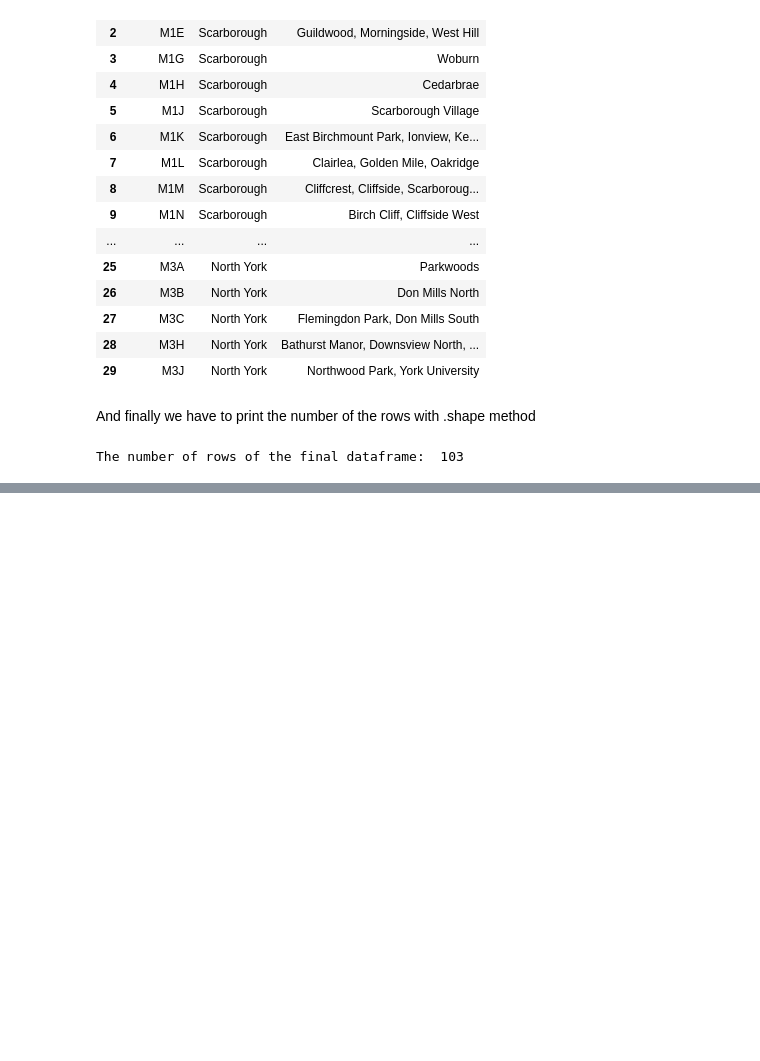
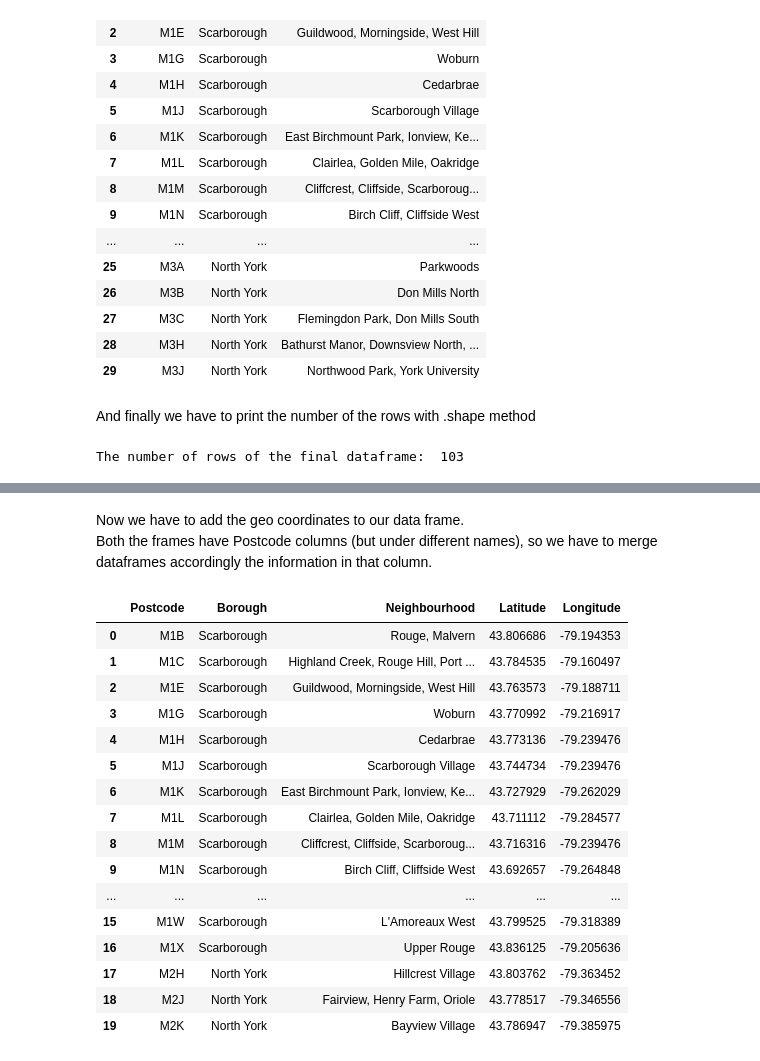
Before and after one commit to AndrAndreyev/Applied-Data-Science-Capstone, a Jupyter notebook: Segmenting and Clustering Neighborhoods.ipynb, the cells around one changed output, grey strips where cells are left out. Drawn from its saved outputs; the diff is of its cells as text; code cells hidden in the pictures; blank space fills up the shorter version.

```diff
--- a/Segmenting and Clustering Neighborhoods.ipynb
+++ b/Segmenting and Clustering Neighborhoods.ipynb
@@ -71,0 +77,4 @@ The number of rows of the final dataframe:  103
+# %%
+m = data1.shape[0]
+latitude = [0] * m
+longitude = [0] * m
@@ -71,0 +126,7 @@ The number of rows of the final dataframe:  103
+# %%
+#Let's see whether geocoder has changed the latitude for the last postcode. If not, we'll download the geo coordinates from the link provided
+if latitude[m-1] == 0:
+    print("Since geocoder failed, data will be loaded from the file")
+    !wget -q -O 'geo_coordinates.csv' https://cocl.us/Geospatial_data
+    print('Data downloaded!')
+    geo_coord = pd.read_csv('geo_coordinates.csv')
@@ -71,0 +145,29 @@ The number of rows of the final dataframe:  103
+# %% [markdown]
+Now we have to add the geo coordinates to our data frame.<br/>
+Both the frames have Postcode columns (but under different names), so we have to merge dataframes accordingly the information in that column.
+# %%
+# First let's correct the name of the column in geo_coord frame
+geo_coord.rename(columns={'Postal Code':'Postcode'}, inplace=True)
+
+# let's merge the frames by values in the Postcode column
+data2 = pd.merge(data1, geo_coord, on='Postcode')
+
+data2.head(20)
+# %% [output]
+|  | Postcode | Borough | Neighbourhood | Latitude | Longitude |
+| 0 | M1B | Scarborough | Rouge, Malvern | 43.806686 | -79.194353 |
+| 1 | M1C | Scarborough | Highland Creek, Rouge Hill, Port ... | 43.784535 | -79.160497 |
+| 2 | M1E | Scarborough | Guildwood, Morningside, West Hill | 43.763573 | -79.188711 |
+| 3 | M1G | Scarborough | Woburn | 43.770992 | -79.216917 |
+| 4 | M1H | Scarborough | Cedarbrae | 43.773136 | -79.239476 |
+| 5 | M1J | Scarborough | Scarborough Village | 43.744734 | -79.239476 |
+| 6 | M1K | Scarborough | East Birchmount Park, Ionview, Ke... | 43.727929 | -79.262029 |
+| 7 | M1L | Scarborough | Clairlea, Golden Mile, Oakridge | 43.711112 | -79.284577 |
+| 8 | M1M | Scarborough | Cliffcrest, Cliffside, Scarboroug... | 43.716316 | -79.239476 |
+| 9 | M1N | Scarborough | Birch Cliff, Cliffside West | 43.692657 | -79.264848 |
+| ... | ... | ... | ... | ... | ... |
+| 15 | M1W | Scarborough | L'Amoreaux West | 43.799525 | -79.318389 |
+| 16 | M1X | Scarborough | Upper Rouge | 43.836125 | -79.205636 |
+| 17 | M2H | North York | Hillcrest Village | 43.803762 | -79.363452 |
+| 18 | M2J | North York | Fairview, Henry Farm, Oriole | 43.778517 | -79.346556 |
+| 19 | M2K | North York | Bayview Village | 43.786947 | -79.385975 |
```
Also changed, not shown: parts of 90 cells of this notebook.
